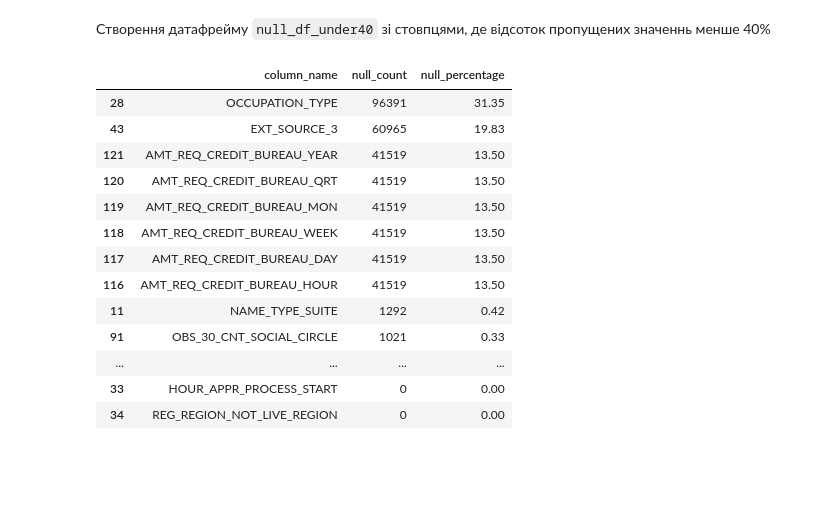
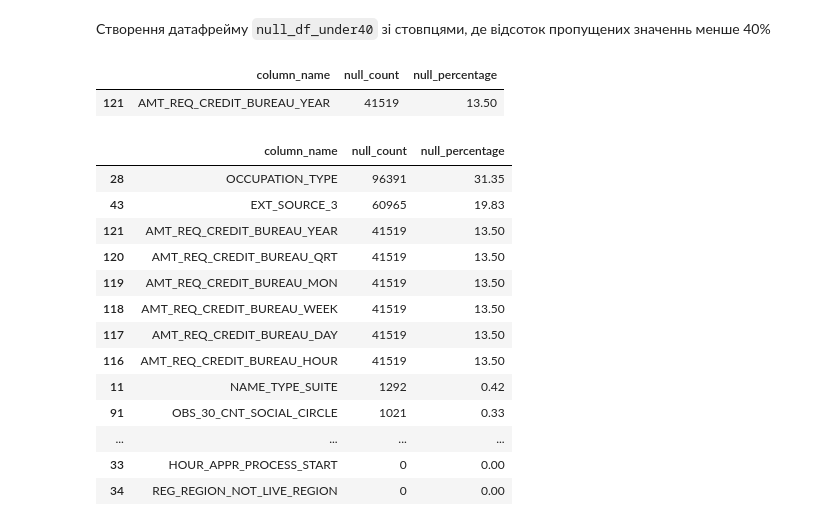
Before and after one commit to Johnny-Jackpot/python_for_ml_tasks, a Jupyter notebook: 1.2 Дослідницький аналіз даних/1_Credit_EDA.ipynb, the cells around one changed output. Drawn from its saved outputs; the diff is of its cells as text; code cells hidden in the pictures; blank space fills up the shorter version.

```diff
--- a/1.2 Дослідницький аналіз даних/1_Credit_EDA.ipynb
+++ b/1.2 Дослідницький аналіз даних/1_Credit_EDA.ipynb
@@ -503,6 +505,11 @@ df.shape
 Створення датафрейму `null_df_under40` зі стовпцями, де відсоток пропущених значеннь менше 40%
 # %%
 null_df_under40 = null_df[null_df['null_percentage'] < 40]
+# %%
+null_df_under40['AMT_REQ_CREDIT_BUREAU_YEAR' == null_df_under40['column_name']]
+# %% [output]
+|  | column_name | null_count | null_percentage |
+| 121 | AMT_REQ_CREDIT_BUREAU_YEAR | 41519 | 13.50 |
 # %%
 null_df_under40.sort_values(by = 'null_percentage', ascending = False)
 # %% [output]
```
Also changed, not shown: parts of 16 cells of this notebook, 1 other file.
